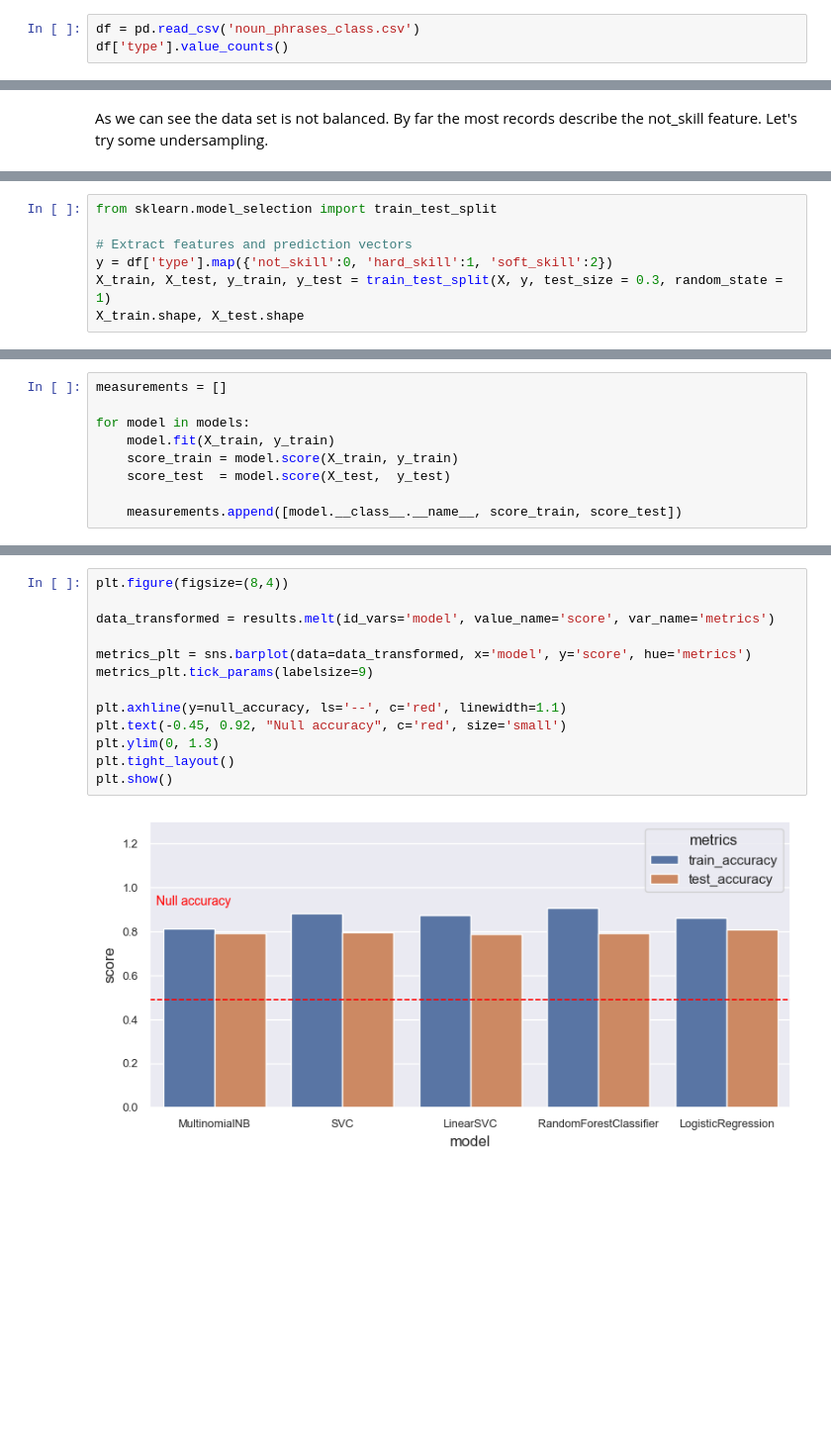
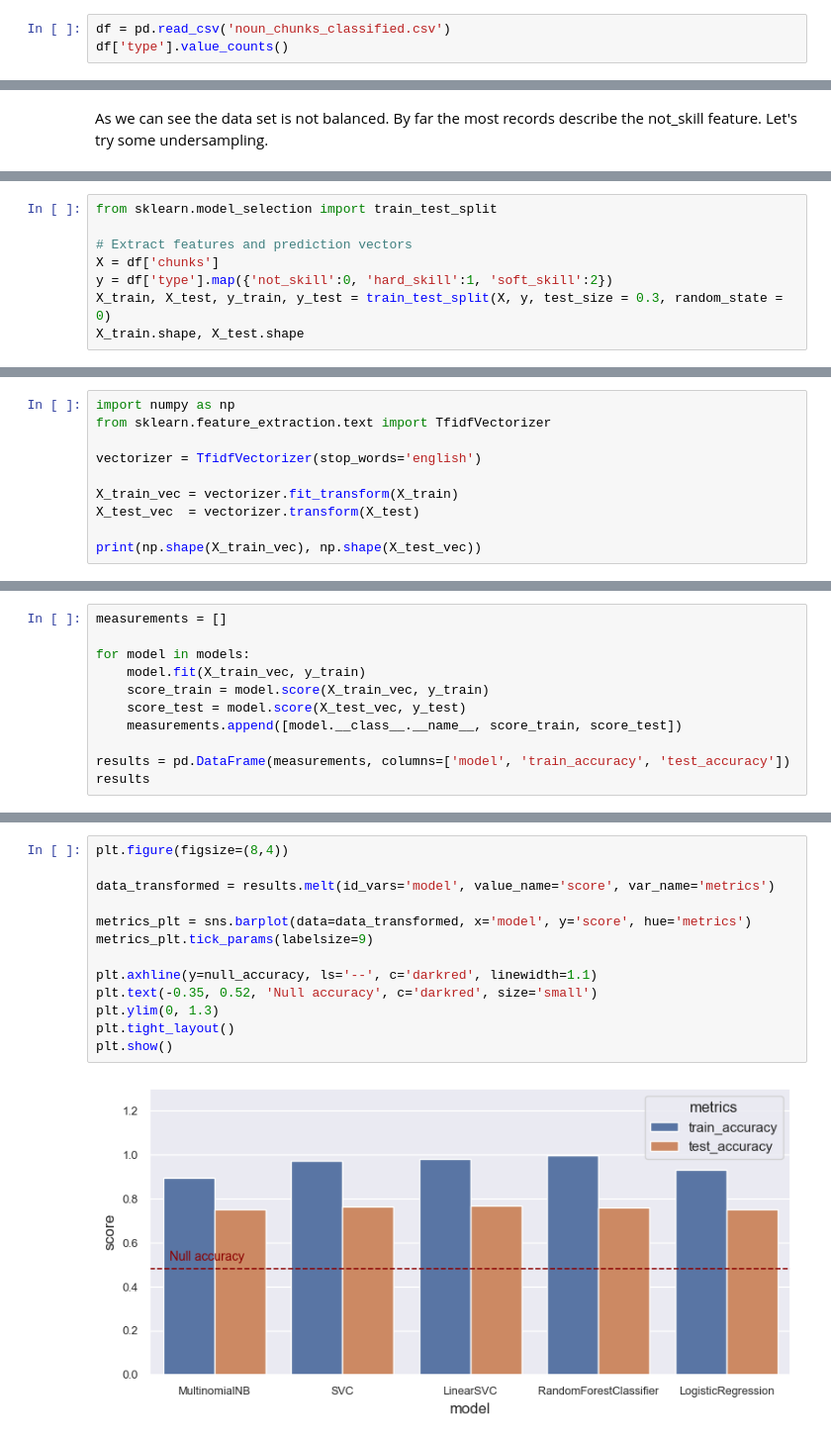
Before and after one commit to sotostzam/job-stats, a Jupyter notebook: notebooks/modeling_classifiers.ipynb, the cells around one changed output, grey strips where cells are left out. Shown: that part at 99% size. Cells and saved outputs as stored; diff of their text form; blank space fills up the shorter version.

```diff
--- a/notebooks/modeling_classifiers.ipynb
+++ b/notebooks/modeling_classifiers.ipynb
@@ -22,5 +26,5 @@ sns.set_theme()
 # %%
-df = pd.read_csv('noun_phrases_class.csv')
+df = pd.read_csv('noun_chunks_classified.csv')
 df['type'].value_counts()
 # %% [output]
 not_skill     3459
@@ -53,7 +49,8 @@ np.shape(X)
 from sklearn.model_selection import train_test_split
 
 # Extract features and prediction vectors
+X = df['chunks']
 y = df['type'].map({'not_skill':0, 'hard_skill':1, 'soft_skill':2})
-X_train, X_test, y_train, y_test = train_test_split(X, y, test_size = 0.3, random_state = 1)
+X_train, X_test, y_train, y_test = train_test_split(X, y, test_size = 0.3, random_state = 0)
 X_train.shape, X_test.shape
 # %% [output]
@@ -82,0 +85,10 @@ models = [
+# %%
+import numpy as np
+from sklearn.feature_extraction.text import TfidfVectorizer
+
+vectorizer = TfidfVectorizer(stop_words='english')
+
+X_train_vec = vectorizer.fit_transform(X_train)
+X_test_vec  = vectorizer.transform(X_test)
+
+print(np.shape(X_train_vec), np.shape(X_test_vec))
@@ -84,8 +100,10 @@ models = [
 measurements = []
 
 for model in models:
-    model.fit(X_train, y_train)
-    score_train = model.score(X_train, y_train)
-    score_test  = model.score(X_test,  y_test)
+    model.fit(X_train_vec, y_train)
+    score_train = model.score(X_train_vec, y_train)
+    score_test = model.score(X_test_vec, y_test)
+    measurements.append([model.__class__.__name__, score_train, score_test])
 
-    measurements.append([model.__class__.__name__, score_train, score_test])
+results = pd.DataFrame(measurements, columns=['model', 'train_accuracy', 'test_accuracy'])
+results
@@ -111,15 +127,15 @@ Null accuracy score: 0.4888
 # %%
 plt.figure(figsize=(8,4))
 
 data_transformed = results.melt(id_vars='model', value_name='score', var_name='metrics')
 
 metrics_plt = sns.barplot(data=data_transformed, x='model', y='score', hue='metrics')
 metrics_plt.tick_params(labelsize=9)
 
-plt.axhline(y=null_accuracy, ls='--', c='red', linewidth=1.1)
-plt.text(-0.45, 0.92, "Null accuracy", c='red', size='small')
+plt.axhline(y=null_accuracy, ls='--', c='darkred', linewidth=1.1)
+plt.text(-0.35, 0.52, 'Null accuracy', c='darkred', size='small')
 plt.ylim(0, 1.3)
 plt.tight_layout()
 plt.show()
 # %% [output]
-[figure, old version]
+[figure, new version]
```
Also changed, not shown: parts of 46 cells of this notebook, 3 other files.
